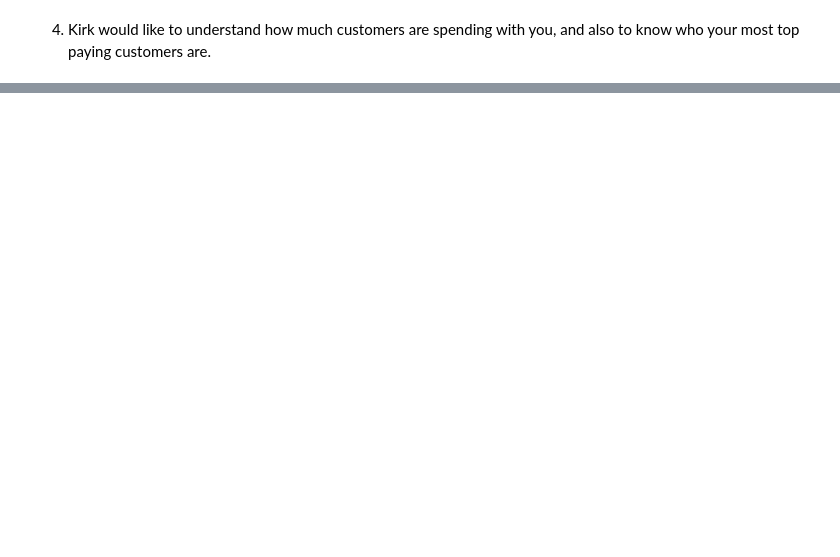
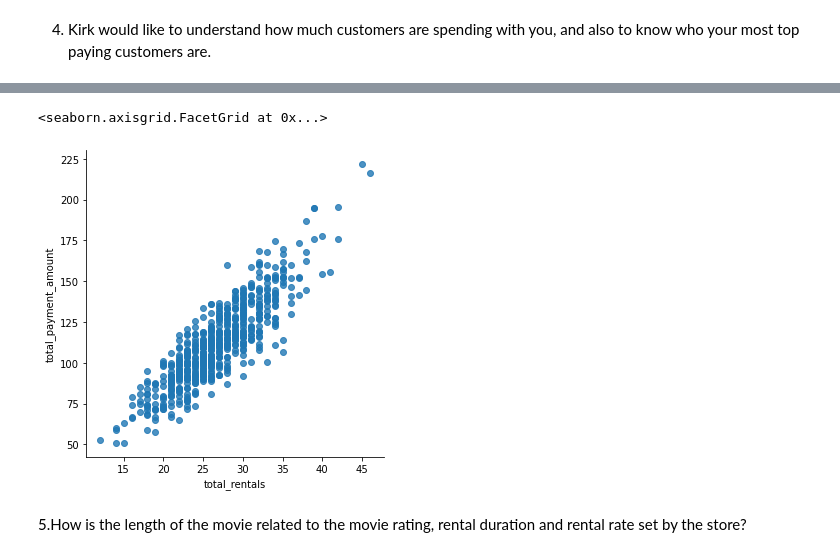
Before and after one commit to RajeshRamachander/mysqlpython, a Jupyter notebook: mysqlpython.ipynb, the cells around one changed output, grey strips where cells are left out. Saved outputs shown, nothing was run; the diff lists cells and outputs as text; code cells hidden in the pictures; blank space fills up the shorter version.

```diff
--- a/mysqlpython.ipynb
+++ b/mysqlpython.ipynb
@@ -388,0 +184,20 @@ sns.lmplot('rentals', 'revenue', data=df, fit_reg=False)
+# %%
+customer_spend = pd.read_sql('''
+SELECT
+	customer.first_name,
+    customer.last_name,
+    COUNT(rental.rental_id) AS total_rentals,
+    SUM(payment.amount) AS total_payment_amount
+
+FROM customer
+	LEFT JOIN rental ON customer.customer_id = rental.customer_id
+    LEFT JOIN payment ON rental.rental_id = payment.rental_id
+
+GROUP BY
+	customer.first_name,
+    customer.last_name
+
+ORDER BY
+	SUM(payment.amount) DESC
+    ;
+''', db);
@@ -388,0 +218,7 @@ sns.lmplot('rentals', 'revenue', data=df, fit_reg=False)
+# %%
+sns.lmplot('total_rentals', 'total_payment_amount', data=customer_spend, fit_reg=False)
+# %% [output]
+<seaborn.axisgrid.FacetGrid at 0x...>
+[figure, added]
+# %% [markdown]
+ 5.How is the length of the movie related to the movie rating, rental duration and rental rate set by the store?
```
Also changed, not shown: parts of 57 cells of this notebook, 2 other files.
